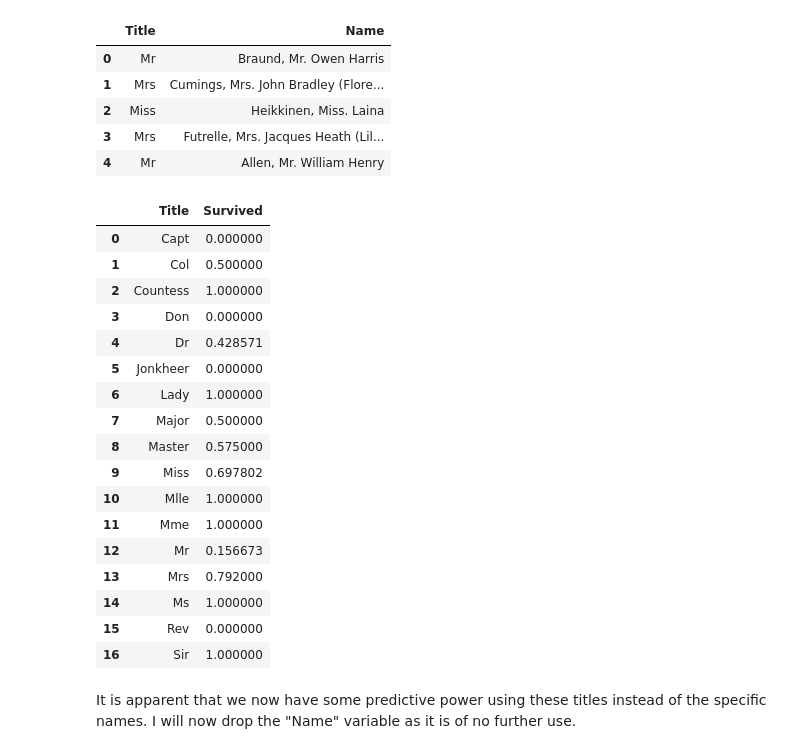
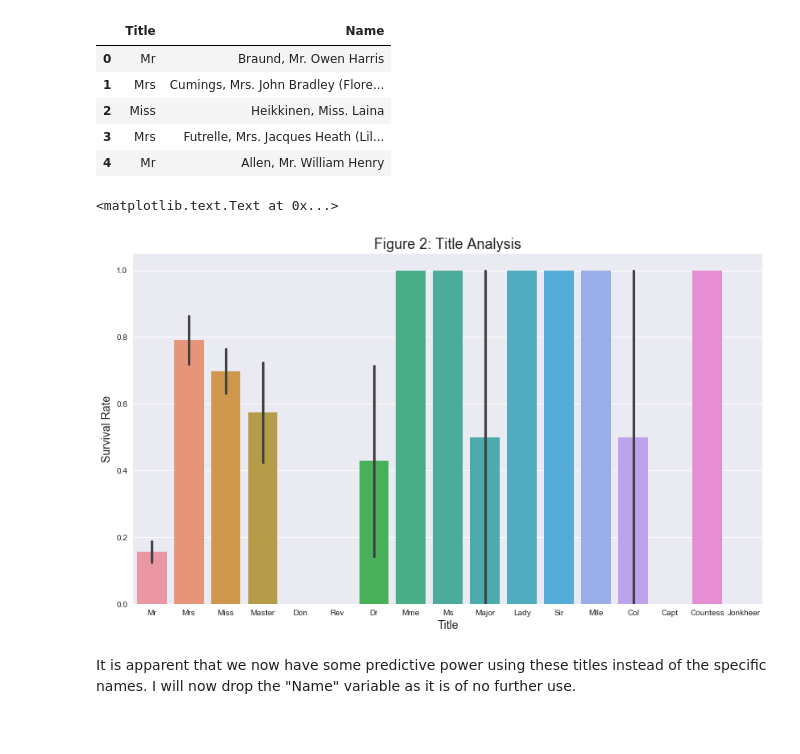
Before and after one commit to TristanMoser/byu_econ_applied_machine_learning, a Jupyter notebook: homeworks/Homework_4_TristanMoser.ipynb, the cells around one changed output. Cells and saved outputs as stored; diff of their text form; code cells hidden in the pictures.

```diff
--- a/homeworks/Homework_4_TristanMoser.ipynb
+++ b/homeworks/Homework_4_TristanMoser.ipynb
@@ -171,28 +184,16 @@ initial_train[['Title','Name']].head()
 | 2 | Miss | Heikkinen, Miss. Laina |
 | 3 | Mrs | Futrelle, Mrs. Jacques Heath (Lil... |
 | 4 | Mr | Allen, Mr. William Henry |
-# %%
-#Examine relationship between Title and Survival
-initial_train[['Title', 'Survived']].groupby(['Title'], as_index=False).mean()
-# %% [output]
-|  | Title | Survived |
-| 0 | Capt | 0.000000 |
-| 1 | Col | 0.500000 |
-| 2 | Countess | 1.000000 |
-| 3 | Don | 0.000000 |
-| 4 | Dr | 0.428571 |
-| 5 | Jonkheer | 0.000000 |
-| 6 | Lady | 1.000000 |
-| 7 | Major | 0.500000 |
-| 8 | Master | 0.575000 |
-| 9 | Miss | 0.697802 |
-| 10 | Mlle | 1.000000 |
-| 11 | Mme | 1.000000 |
-| 12 | Mr | 0.156673 |
-| 13 | Mrs | 0.792000 |
-| 14 | Ms | 1.000000 |
-| 15 | Rev | 0.000000 |
-| 16 | Sir | 1.000000 |
+# %%
+#Examine relationship between Title and Survival
+f, ax = plt.subplots(figsize = (14,8))
+sns.barplot(x="Title", y="Survived", data=initial_train)
+plt.title("Figure 2: Title Analysis", fontsize = 18)
+plt.ylabel("Survival Rate", fontsize = 14)
+plt.xlabel("Title", fontsize = 14)
+# %% [output]
+<matplotlib.text.Text at 0x...>
+[figure, added]
 # %% [markdown]
 It is apparent that we now have some predictive power using these titles instead of the specific names. I will now drop the "Name" variable as it is of no further use.
 # %%
```
Also changed, not shown: parts of 37 cells of this notebook.
